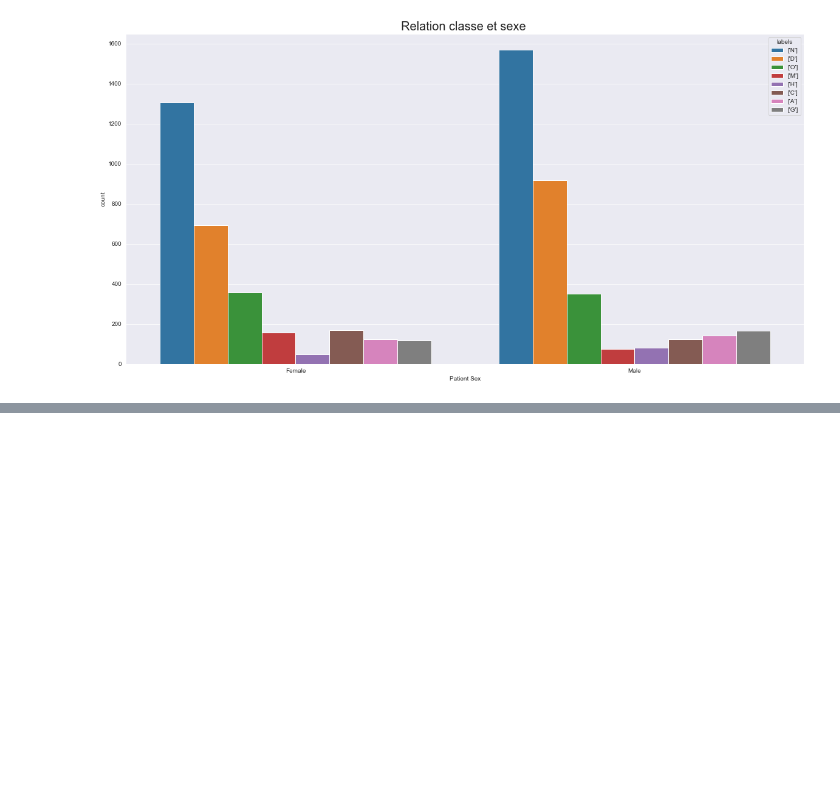
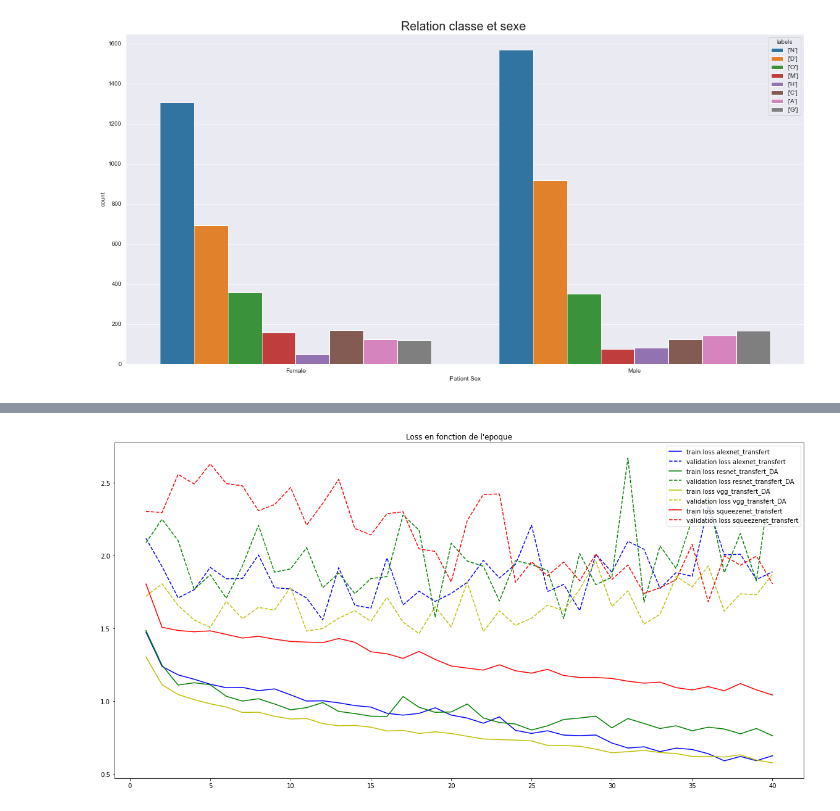
Before and after one commit to adblackx/ODR, a Jupyter notebook: visualisation/Visualisation.ipynb, the cells around one changed output, grey strips where cells are left out. Cells and saved outputs as stored; diff of their text form; code cells hidden in the pictures; blank space fills up the shorter version.

```diff
--- a/visualisation/Visualisation.ipynb
+++ b/visualisation/Visualisation.ipynb
@@ -219,0 +224,11 @@ aff.printAccuracy()
+# %%
+fig, ax = plt.subplots(figsize=(20,10))
+
+for i in range(len(toPlot)):
+    ax = toPlot[i].printLoss(ax=ax,getAx=True,label1=label[i], label2=label[i],color=color[i])
+
+#ax = aff.printLoss(ax=ax,getAx=True,label1=" ")
+#ax = aff1.printLoss(ax=ax,getAx=True)
+#ax = aff2.printLoss(ax=ax,getAx=True)
+# %% [output]
+[figure, added]
```
Also changed, not shown: parts of 7 cells of this notebook, 1 other file.
